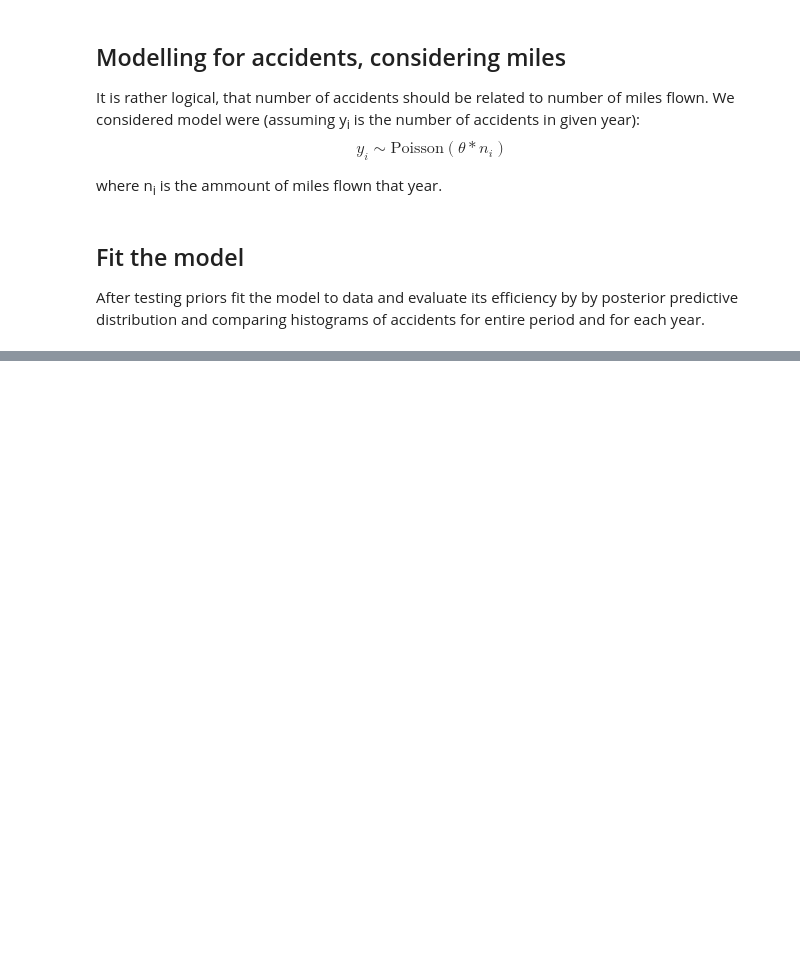
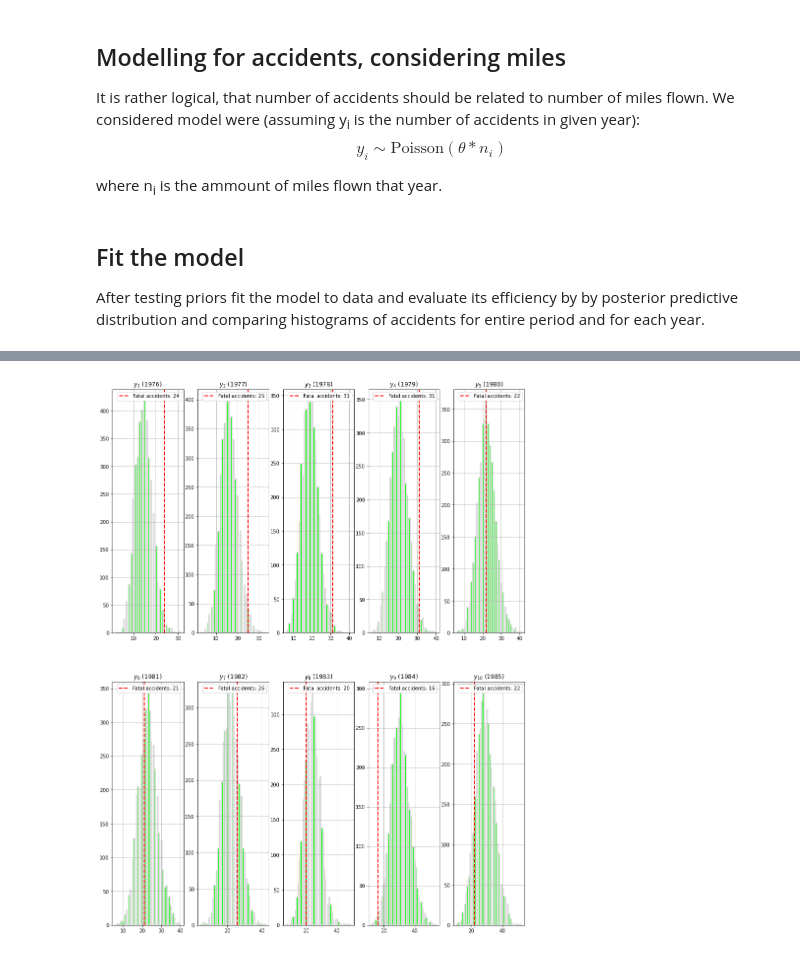
Before and after one commit to DanieloSendi/LaboratoryClasses_Data_Analitycs, a Jupyter notebook: Lab_5_Using_link_functions_to_create_GLM/Lab_5_Using_link_functions_to_create_GLM.ipynb, the cells around one changed output, grey strips where cells are left out. Drawn from its saved outputs; the diff is of its cells as text; code cells hidden in the pictures; blank space fills up the shorter version.

```diff
--- a/Lab_5_Using_link_functions_to_create_GLM/Lab_5_Using_link_functions_to_create_GLM.ipynb
+++ b/Lab_5_Using_link_functions_to_create_GLM/Lab_5_Using_link_functions_to_create_GLM.ipynb
@@ -7,10 +7,13 @@ import numpy as np
 import scipy.stats as stats
 import scipy.stats as norm
 import matplotlib.pyplot as plt
+import matplotlib as mpl
 import pandas as pd
 
 dark="#EECA02"
 dark_highlight="#BB9700"
+green="#00FF00"
+light_grey="#DDDDDD"
 # %%
 # _BASE_URL = "https://raw.githubusercontent.com/KAIR-ISZ/lectures/main/Data%20Analytics/Lab%205/Airline_data.csv"
 # AIRPLANE_DATASET_PATH = f"{_BASE_URL}/Airline_data.csv"
@@ -187,0 +199,6 @@ Try replacing single intercept /alpha with individual intercepts of for each yea
+# %%
+model_ind=CmdStanModel(stan_file="airline_FA_ind.stan")
+ind = model_ind.sample(data=dict(N=len(data),
+                                 Miles_flown=data["Miles flown [100 mln miles]"].values,
+                                 accidents=data["Fatal accidents"]))
+ind.summary()
@@ -187,0 +237,14 @@ Try replacing single intercept /alpha with individual intercepts of for each yea
+# %%
+ind_pd = ind.draws_pd()
+fig, ax = plt.subplots(2, 5, figsize=(20, 10))
+for i in range(1, 11):
+    ax[(i - 1) // 5][(i - 1) % 5].hist(fit_pd[f"y[{i}]"], bins=50, color=green, edgecolor=light_grey, linewidth=2)
+    ax[(i - 1) // 5][(i - 1) % 5].axvline(data["Fatal accidents"][i - 1],
+                                          color="red", linewidth=2, linestyle='--',
+                                          label=f"Fatal accidents: {data['Fatal accidents'][i - 1]}")
+    ax[(i - 1) // 5][(i - 1) % 5].set_title(f"$y_{{{i}}}$ ({1976 + i - 1})", fontsize=12)
+    ax[(i - 1) // 5][(i - 1) % 5].grid()
+    ax[(i - 1) // 5][(i - 1) % 5].legend()
+plt.show()
+# %% [output]
+[figure, added]
```
Also changed, not shown: parts of 11 cells of this notebook, 8 other files.
